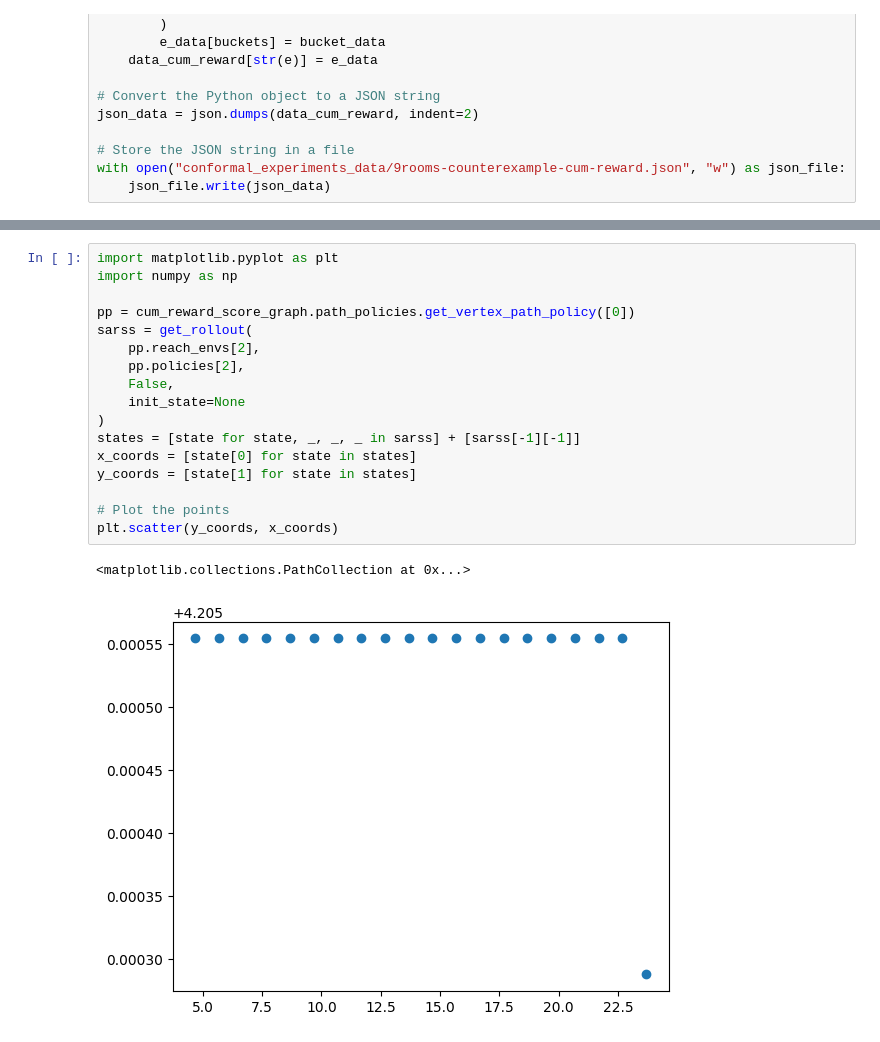
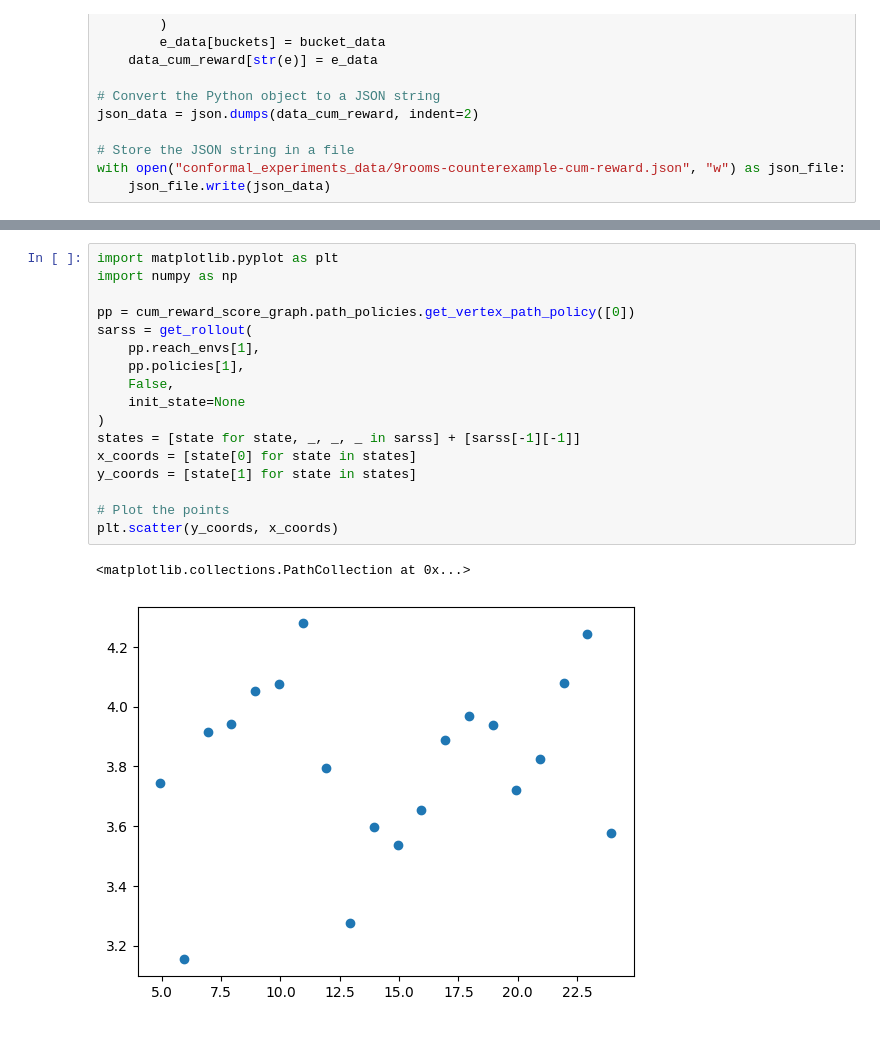
Before and after one commit to guruprerana/dirl, a Jupyter notebook: 9rooms_conf_pred_counterexample_experiments.ipynb, the cells around one changed output, grey strips where cells are left out. Cells and saved outputs as stored; diff of their text form.

```diff
--- a/9rooms_conf_pred_counterexample_experiments.ipynb
+++ b/9rooms_conf_pred_counterexample_experiments.ipynb
@@ -246,21 +202,21 @@ print(trajectories_scores1)
 # %%
 import matplotlib.pyplot as plt
 import numpy as np
 
 pp = cum_reward_score_graph.path_policies.get_vertex_path_policy([0])
 sarss = get_rollout(
-    pp.reach_envs[2],
-    pp.policies[2],
+    pp.reach_envs[1],
+    pp.policies[1],
     False,
     init_state=None
 )
 states = [state for state, _, _, _ in sarss] + [sarss[-1][-1]]
 x_coords = [state[0] for state in states]
 y_coords = [state[1] for state in states]
 
 # Plot the points
 plt.scatter(y_coords, x_coords)
 # %% [output]
 <matplotlib.collections.PathCollection at 0x...>
-[figure, old version]
+[figure, new version]
 # %%
```
Also changed, not shown: parts of 4 cells of this notebook, 6 other files.
